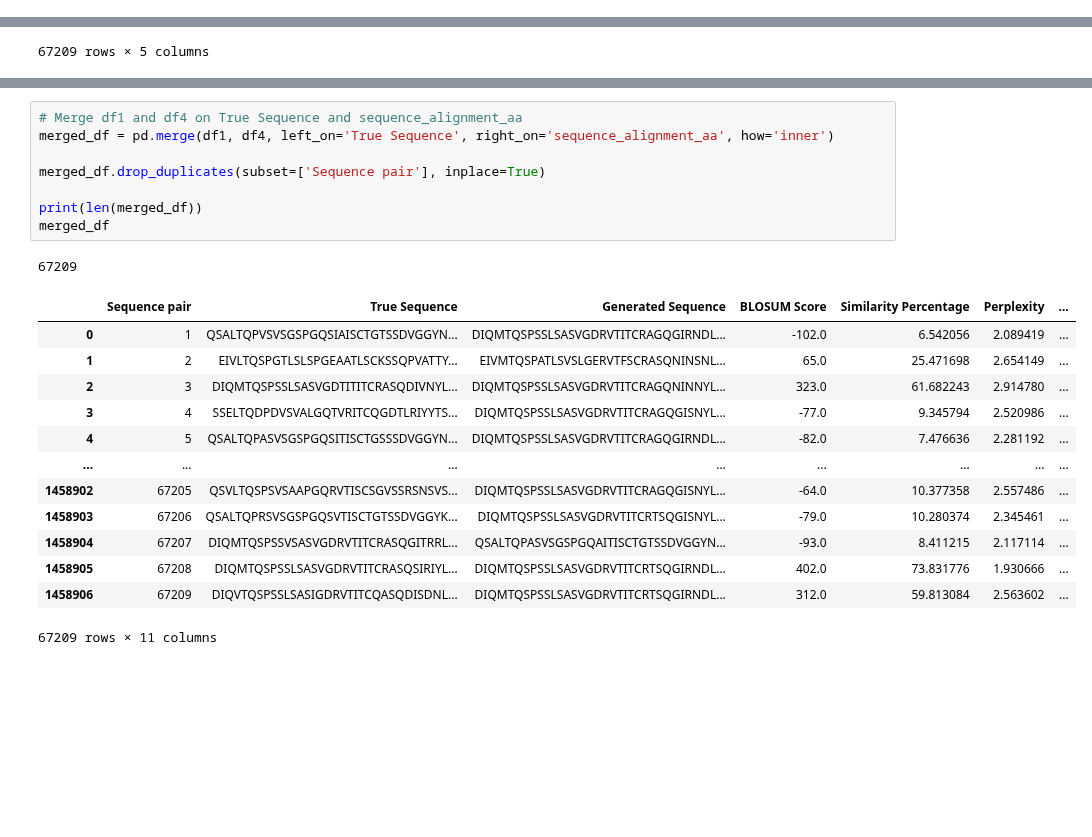
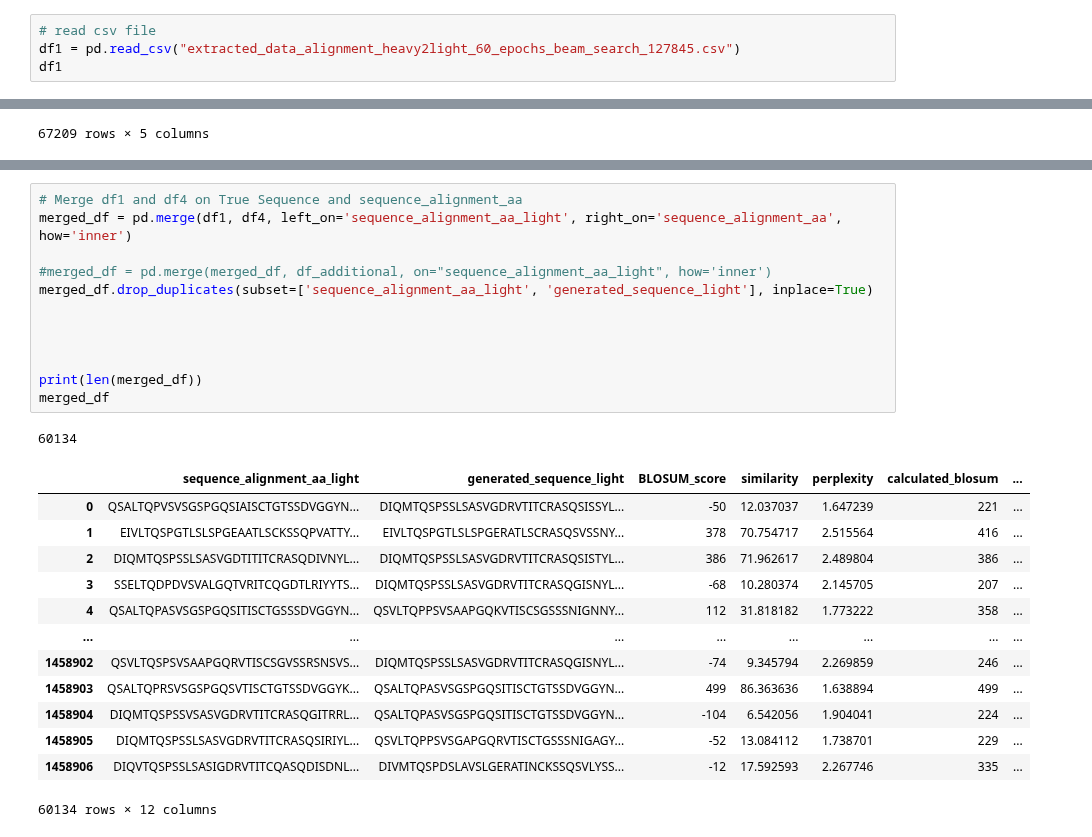
Before and after one commit to leaBroe/BERT_for_antibody_pairing, a Jupyter notebook: paired_model/BERT2BERT/sqlite3_data_for_analysis/kappa_lambda_analysis/kappa_lambda_subtypes_analysis.ipynb, the cells around one changed output, grey strips where cells are left out. Drawn from its saved outputs; the diff is of its cells as text; blank space fills up the shorter version.

Commit message:
added global alignment

```diff
--- a/paired_model/BERT2BERT/sqlite3_data_for_analysis/kappa_lambda_analysis/kappa_lambda_subtypes_analysis.ipynb
+++ b/paired_model/BERT2BERT/sqlite3_data_for_analysis/kappa_lambda_analysis/kappa_lambda_subtypes_analysis.ipynb
@@ -60,0 +75,4 @@ df1
+# %%
+# read csv file
+df1 = pd.read_csv("extracted_data_alignment_heavy2light_60_epochs_beam_search_127845.csv")
+df1
@@ -107,26 +140,30 @@ df_additional
 # %%
 # Merge df1 and df4 on True Sequence and sequence_alignment_aa
-merged_df = pd.merge(df1, df4, left_on='True Sequence', right_on='sequence_alignment_aa', how='inner')
+merged_df = pd.merge(df1, df4, left_on='sequence_alignment_aa_light', right_on='sequence_alignment_aa', how='inner')
 
-merged_df.drop_duplicates(subset=['Sequence pair'], inplace=True)
+#merged_df = pd.merge(merged_df, df_additional, on="sequence_alignment_aa_light", how='inner')
+merged_df.drop_duplicates(subset=['sequence_alignment_aa_light', 'generated_sequence_light'], inplace=True)
+
+
+
 
 print(len(merged_df))
 merged_df
 # %% [output]
-67209
+60134
-|  | Sequence pair | True Sequence | Generated Sequence | BLOSUM Score | Similarity Percentage | Perplexity | ... |
-| 0 | 1 | QSALTQPVSVSGSPGQSIAISCTGTSSDVGGYN... | DIQMTQSPSSLSASVGDRVTITCRAGQGIRNDL... | -102.0 | 6.542056 | 2.089419 | ... |
-| 1 | 2 | EIVLTQSPGTLSLSPGEAATLSCKSSQPVATTY... | EIVMTQSPATLSVSLGERVTFSCRASQNINSNL... | 65.0 | 25.471698 | 2.654149 | ... |
-| 2 | 3 | DIQMTQSPSSLSASVGDTITITCRASQDIVNYL... | DIQMTQSPSSLSASVGDRVTITCRAGQNINNYL... | 323.0 | 61.682243 | 2.914780 | ... |
-| 3 | 4 | SSELTQDPDVSVALGQTVRITCQGDTLRIYYTS... | DIQMTQSPSSLSASVGDRVTITCRAGQGISNYL... | -77.0 | 9.345794 | 2.520986 | ... |
-| 4 | 5 | QSALTQPASVSGSPGQSITISCTGSSSDVGGYN... | DIQMTQSPSSLSASVGDRVTITCRAGQGIRNDL... | -82.0 | 7.476636 | 2.281192 | ... |
+|  | sequence_alignment_aa_light | generated_sequence_light | BLOSUM_score | similarity | perplexity | calculated_blosum | ... |
+| 0 | QSALTQPVSVSGSPGQSIAISCTGTSSDVGGYN... | DIQMTQSPSSLSASVGDRVTITCRASQSISSYL... | -50 | 12.037037 | 1.647239 | 221 | ... |
+| 1 | EIVLTQSPGTLSLSPGEAATLSCKSSQPVATTY... | EIVLTQSPGTLSLSPGERATLSCRASQSVSSNY... | 378 | 70.754717 | 2.515564 | 416 | ... |
+| 2 | DIQMTQSPSSLSASVGDTITITCRASQDIVNYL... | DIQMTQSPSSLSASVGDRVTITCRASQSISTYL... | 386 | 71.962617 | 2.489804 | 386 | ... |
+| 3 | SSELTQDPDVSVALGQTVRITCQGDTLRIYYTS... | DIQMTQSPSSLSASVGDRVTITCRASQGISNYL... | -68 | 10.280374 | 2.145705 | 207 | ... |
+| 4 | QSALTQPASVSGSPGQSITISCTGSSSDVGGYN... | QSVLTQPPSVSAAPGQKVTISCSGSSSNIGNNY... | 112 | 31.818182 | 1.773222 | 358 | ... |
 | ... | ... | ... | ... | ... | ... | ... | ... |
-| 1458902 | 67205 | QSVLTQSPSVSAAPGQRVTISCSGVSSRSNSVS... | DIQMTQSPSSLSASVGDRVTITCRAGQGISNYL... | -64.0 | 10.377358 | 2.557486 | ... |
-| 1458903 | 67206 | QSALTQPRSVSGSPGQSVTISCTGTSSDVGGYK... | DIQMTQSPSSLSASVGDRVTITCRTSQGISNYL... | -79.0 | 10.280374 | 2.345461 | ... |
-| 1458904 | 67207 | DIQMTQSPSSVSASVGDRVTITCRASQGITRRL... | QSALTQPASVSGSPGQAITISCTGTSSDVGGYN... | -93.0 | 8.411215 | 2.117114 | ... |
-| 1458905 | 67208 | DIQMTQSPSSLSASVGDRVTITCRASQSIRIYL... | DIQMTQSPSSLSASVGDRVTITCRTSQGIRNDL... | 402.0 | 73.831776 | 1.930666 | ... |
-| 1458906 | 67209 | DIQVTQSPSSLSASIGDRVTITCQASQDISDNL... | DIQMTQSPSSLSASVGDRVTITCRTSQGIRNDL... | 312.0 | 59.813084 | 2.563602 | ... |
+| 1458902 | QSVLTQSPSVSAAPGQRVTISCSGVSSRSNSVS... | DIQMTQSPSSLSASVGDRVTITCRASQGISNYL... | -74 | 9.345794 | 2.269859 | 246 | ... |
+| 1458903 | QSALTQPRSVSGSPGQSVTISCTGTSSDVGGYK... | QSALTQPASVSGSPGQSITISCTGTSSDVGGYN... | 499 | 86.363636 | 1.638894 | 499 | ... |
+| 1458904 | DIQMTQSPSSVSASVGDRVTITCRASQGITRRL... | QSALTQPASVSGSPGQSITISCTGTSSDVGGYN... | -104 | 6.542056 | 1.904041 | 224 | ... |
+| 1458905 | DIQMTQSPSSLSASVGDRVTITCRASQSIRIYL... | QSVLTQPPSVSGAPGQRVTISCTGSSSNIGAGY... | -52 | 13.084112 | 1.738701 | 229 | ... |
+| 1458906 | DIQVTQSPSSLSASIGDRVTITCQASQDISDNL... | DIVMTQSPDSLAVSLGERATINCKSSQSVLYSS... | -12 | 17.592593 | 2.267746 | 335 | ... |
-67209 rows × 11 columns
+60134 rows × 12 columns
 # %%
 # Create the 'subtype' column by extracting the part before the first hyphen in the 'v_family' column
 merged_df['subtype'] = merged_df['v_family'].apply(lambda x: x.split('-')[0])
```
Also changed, not shown: parts of 5 cells of this notebook, 1 other file.
